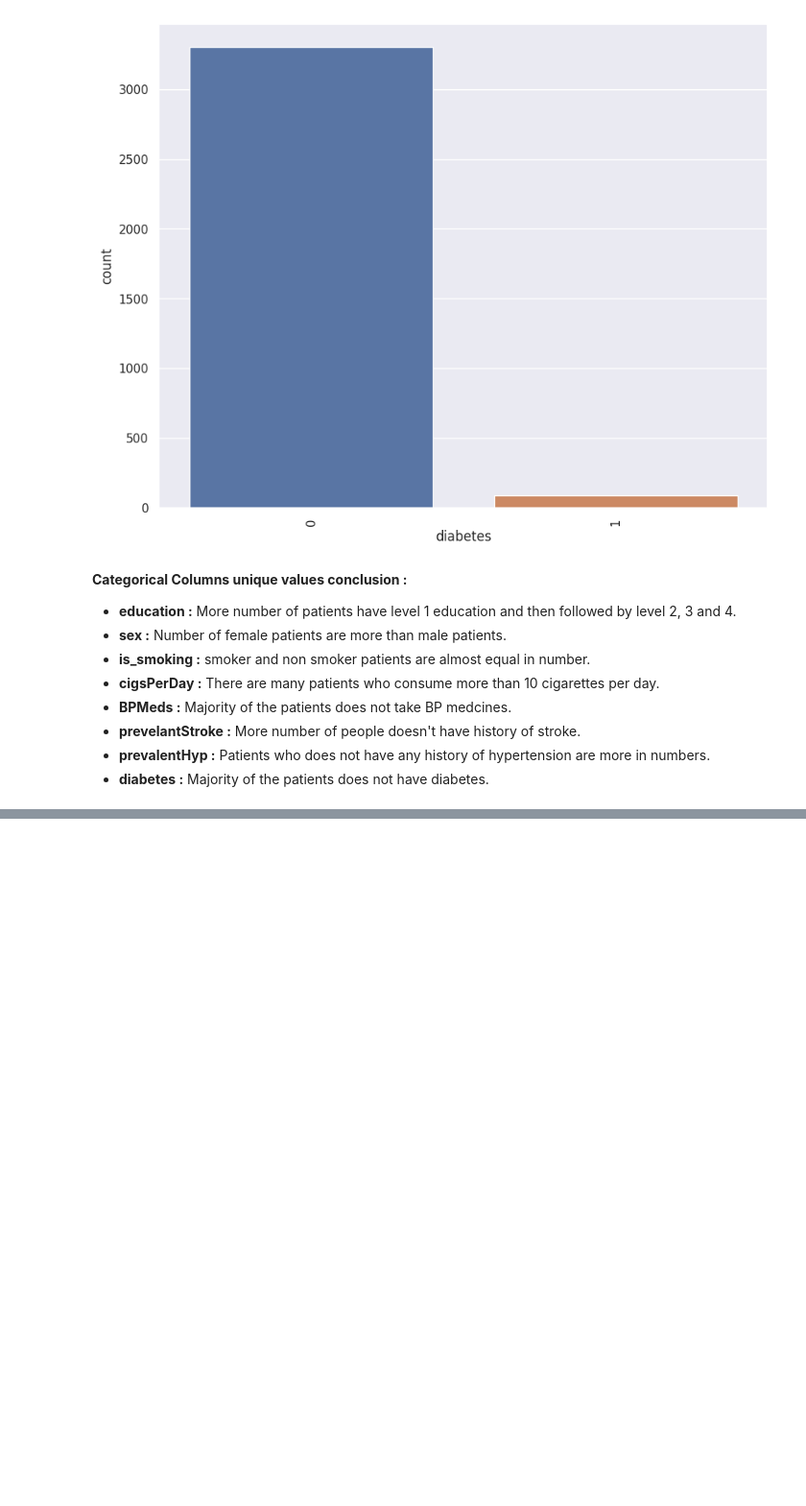
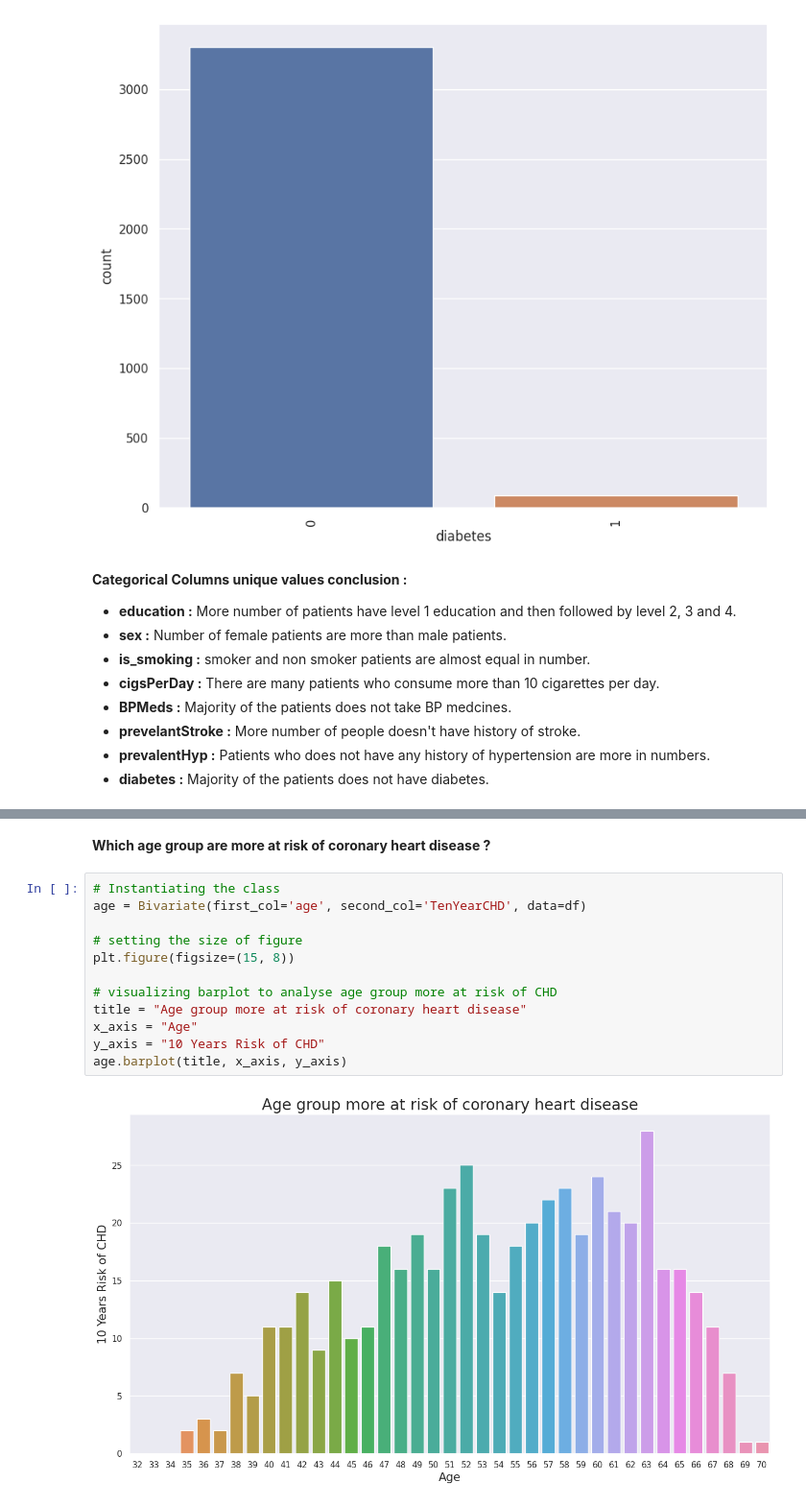
Before and after one commit to anasmalik081/Cardiovascular-Risk-Prediction-Capstone-Project, a Jupyter notebook: Individual_Notebook_Cardiovascular_Risk_Prediction_Capstone_Project.ipynb, the cells around one changed output, grey strips where cells are left out. Shown at 96% size. Saved outputs shown, nothing was run; the diff lists cells and outputs as text; blank space fills up the shorter version.

Commit message:
Bivariate Analysis Done Commit

```diff
--- a/Individual_Notebook_Cardiovascular_Risk_Prediction_Capstone_Project.ipynb
+++ b/Individual_Notebook_Cardiovascular_Risk_Prediction_Capstone_Project.ipynb
@@ -425,0 +474,16 @@ plt.show()
+# %% [markdown]
+**Which age group are more at risk of coronary heart disease ?**
+# %%
+# Instantiating the class
+age = Bivariate(first_col='age', second_col='TenYearCHD', data=df)
+
+# setting the size of figure
+plt.figure(figsize=(15, 8))
+
+# visualizing barplot to analyse age group more at risk of CHD
+title = "Age group more at risk of coronary heart disease"
+x_axis = "Age"
+y_axis = "10 Years Risk of CHD"
+age.barplot(title, x_axis, y_axis)
+# %% [output]
+[figure, added]
```
Also changed, not shown: parts of 35 cells of this notebook.
